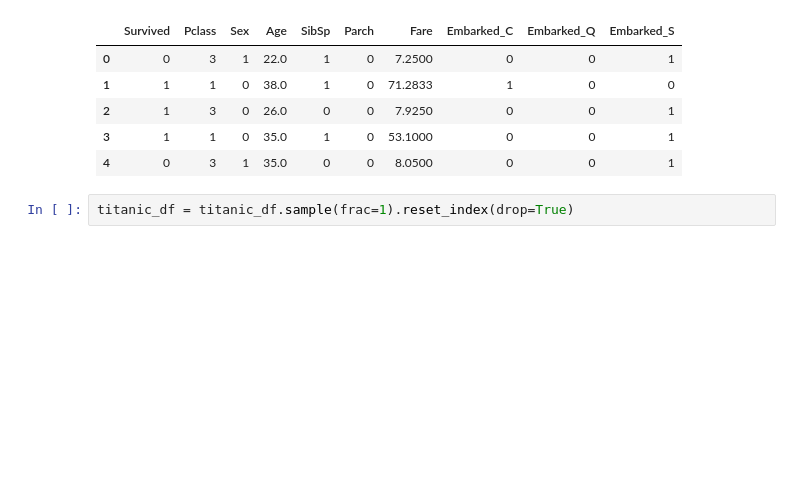
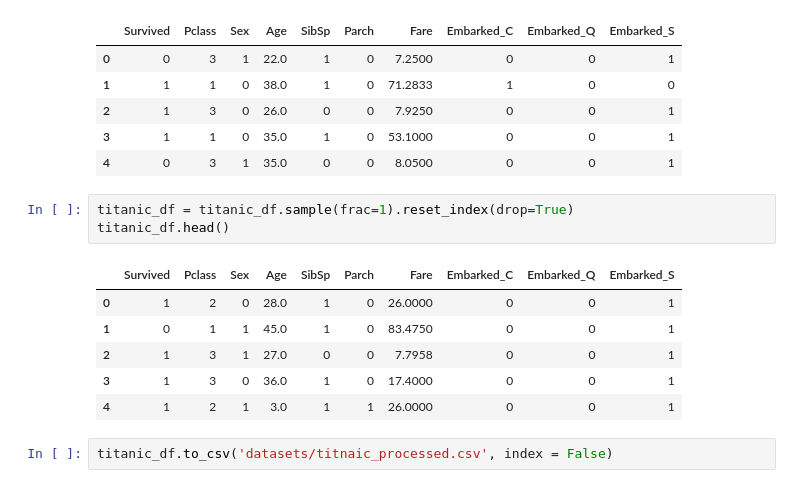
Before and after one commit to RolandSall/TitanicClassification, a Jupyter notebook: TitanicDataSetClassification.ipynb, the cells around one changed output. Cells and saved outputs as stored; diff of their text form; blank space fills up the shorter version.

Commit message:
feat: saved processed data in csv format

```diff
--- a/TitanicDataSetClassification.ipynb
+++ b/TitanicDataSetClassification.ipynb
@@ -128,3 +128,13 @@ titanic_df.head()
 | 4 | 0 | 3 | 1 | 35.0 | 0 | 0 | 8.0500 | 0 | 0 | 1 |
 # %%
 titanic_df = titanic_df.sample(frac=1).reset_index(drop=True)
+titanic_df.head()
+# %% [output]
+|  | Survived | Pclass | Sex | Age | SibSp | Parch | Fare | Embarked_C | Embarked_Q | Embarked_S |
+| 0 | 1 | 2 | 0 | 28.0 | 1 | 0 | 26.0000 | 0 | 0 | 1 |
+| 1 | 0 | 1 | 1 | 45.0 | 1 | 0 | 83.4750 | 0 | 0 | 1 |
+| 2 | 1 | 3 | 1 | 27.0 | 0 | 0 | 7.7958 | 0 | 0 | 1 |
+| 3 | 1 | 3 | 0 | 36.0 | 1 | 0 | 17.4000 | 0 | 0 | 1 |
+| 4 | 1 | 2 | 1 | 3.0 | 1 | 1 | 26.0000 | 0 | 0 | 1 |
+# %%
+titanic_df.to_csv('datasets/titnaic_processed.csv', index = False)
```
Also changed, not shown: 1 other file.
